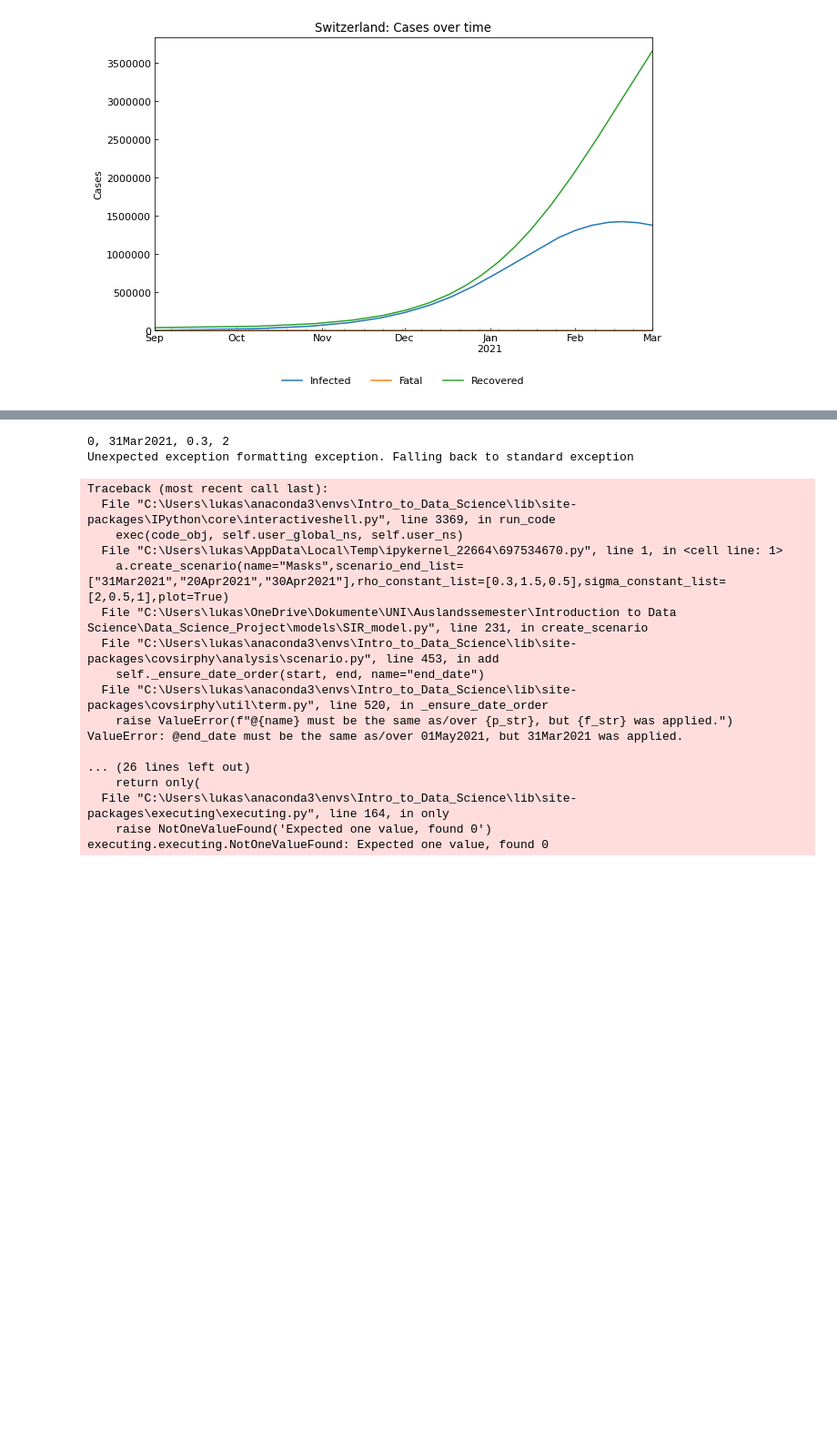
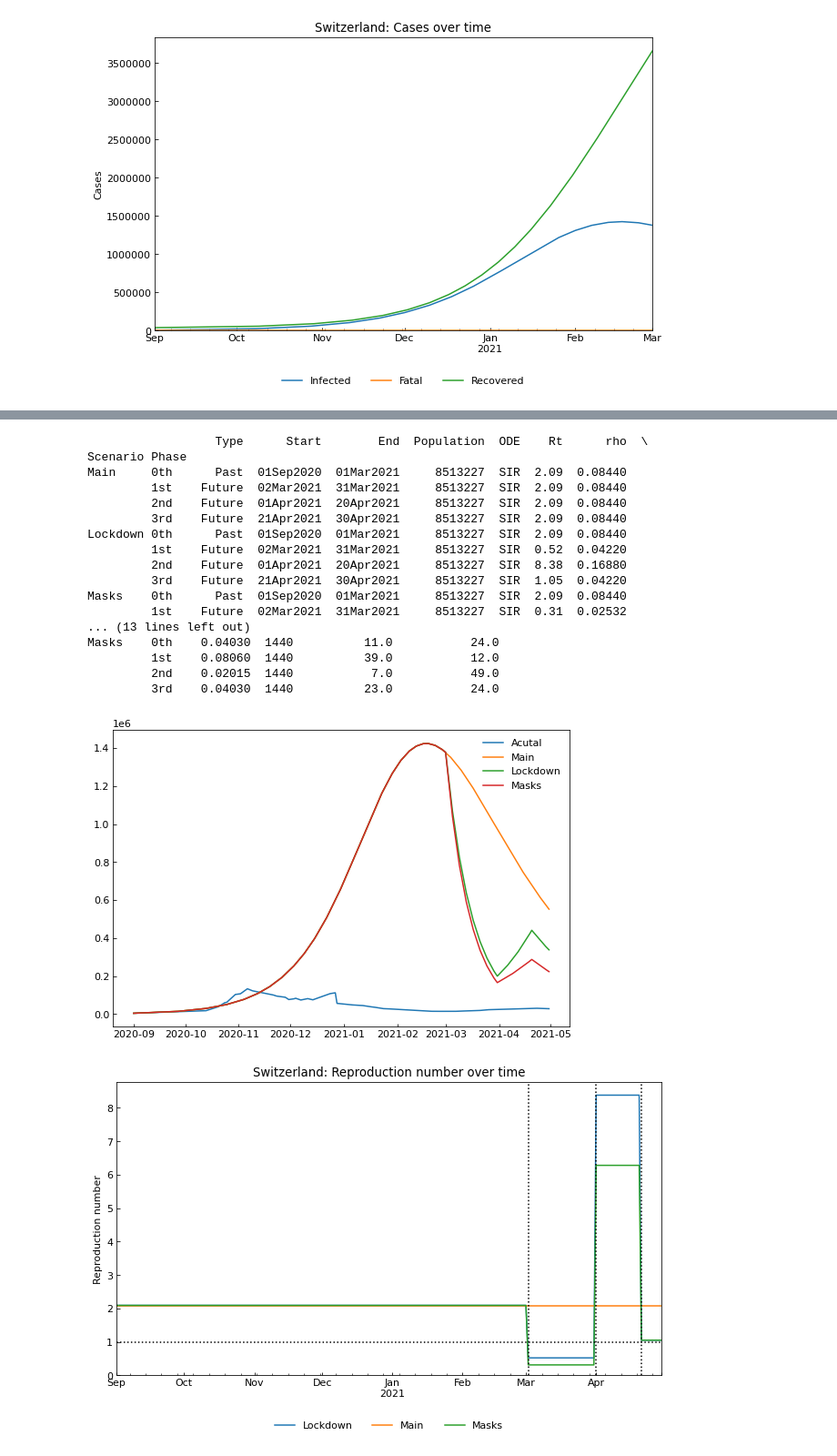
Before and after one commit to LFaltner/Data_Science_Project, a Jupyter notebook: SIR_model_sim.ipynb, the cells around one changed output, grey strips where cells are left out. Shown at 91% size. Drawn from its saved outputs; the diff is of its cells as text; code cells hidden in the pictures; blank space fills up the shorter version.

```diff
--- a/SIR_model_sim.ipynb
+++ b/SIR_model_sim.ipynb
@@ -68,22 +72,26 @@ Lockdown 0th    0.04030  1440          11.0           24.0
 # %%
-a.create_scenario(name="Masks",scenario_end_list=["31Mar2021","20Apr2021","30Apr2021"],rho_constant_list=[0.3,1.5,0.5],sigma_constant_list=[2,0.5,1],plot=True)
+a.create_scenario(name="Masks",
+                  scenario_end_list=["31Mar2021","20Apr2021","30Apr2021"],
+                  rho_constant_list=[0.3,1.5,0.5],
+                  sigma_constant_list=[2,0.5,1],
+                  plot=True)
 # %% [output]
-0, 31Mar2021, 0.3, 2
-Unexpected exception formatting exception. Falling back to standard exception
+                  Type      Start        End  Population  ODE    Rt      rho  \
+Scenario Phase
+Main     0th      Past  01Sep2020  01Mar2021     8513227  SIR  2.09  0.08440
+         1st    Future  02Mar2021  31Mar2021     8513227  SIR  2.09  0.08440
+         2nd    Future  01Apr2021  20Apr2021     8513227  SIR  2.09  0.08440
+         3rd    Future  21Apr2021  30Apr2021     8513227  SIR  2.09  0.08440
+Lockdown 0th      Past  01Sep2020  01Mar2021     8513227  SIR  2.09  0.08440
+         1st    Future  02Mar2021  31Mar2021     8513227  SIR  0.52  0.04220
+         2nd    Future  01Apr2021  20Apr2021     8513227  SIR  8.38  0.16880
+         3rd    Future  21Apr2021  30Apr2021     8513227  SIR  1.05  0.04220
+Masks    0th      Past  01Sep2020  01Mar2021     8513227  SIR  2.09  0.08440
+         1st    Future  02Mar2021  31Mar2021     8513227  SIR  0.31  0.02532
+... (13 lines left out)
+Masks    0th    0.04030  1440          11.0           24.0
+         1st    0.08060  1440          39.0           12.0
+         2nd    0.02015  1440           7.0           49.0
+         3rd    0.04030  1440          23.0           24.0
-Traceback (most recent call last):
-  File "C:\Users\lukas\anaconda3\envs\Intro_to_Data_Science\lib\site-packages\IPython\core\interactiveshell.py", line 3369, in run_code
-    exec(code_obj, self.user_global_ns, self.user_ns)
-  File "C:\Users\lukas\AppData\Local\Temp\ipykernel_22664\697534670.py", line 1, in <cell line: 1>
-    a.create_scenario(name="Masks",scenario_end_list=["31Mar2021","20Apr2021","30Apr2021"],rho_constant_list=[0.3,1.5,0.5],sigma_constant_list=[2,0.5,1],plot=True)
-  File "C:\Users\lukas\OneDrive\Dokumente\UNI\Auslandssemester\Introduction to Data Science\Data_Science_Project\models\SIR_model.py", line 231, in create_scenario
-  File "C:\Users\lukas\anaconda3\envs\Intro_to_Data_Science\lib\site-packages\covsirphy\analysis\scenario.py", line 453, in add
-    self._ensure_date_order(start, end, name="end_date")
-  File "C:\Users\lukas\anaconda3\envs\Intro_to_Data_Science\lib\site-packages\covsirphy\util\term.py", line 520, in _ensure_date_order
-    raise ValueError(f"@{name} must be the same as/over {p_str}, but {f_str} was applied.")
-ValueError: @end_date must be the same as/over 01May2021, but 31Mar2021 was applied.
-
-... (26 lines left out)
-    return only(
-  File "C:\Users\lukas\anaconda3\envs\Intro_to_Data_Science\lib\site-packages\executing\executing.py", line 164, in only
-    raise NotOneValueFound('Expected one value, found 0')
-executing.executing.NotOneValueFound: Expected one value, found 0
+[figure, added]
+[figure, added]
```
Also changed, not shown: parts of 3 cells of this notebook.
